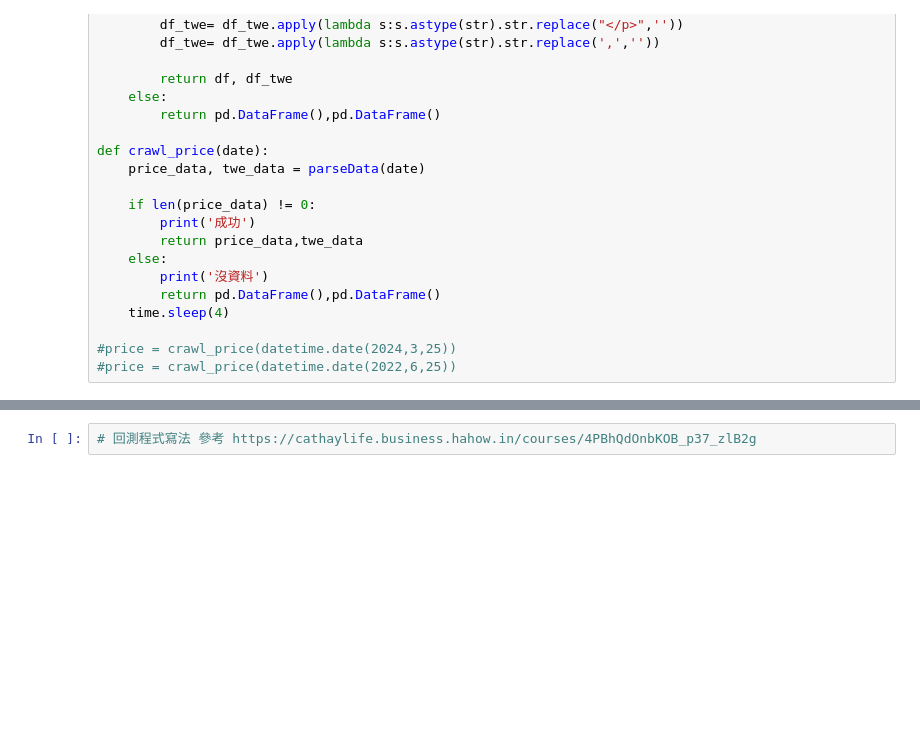
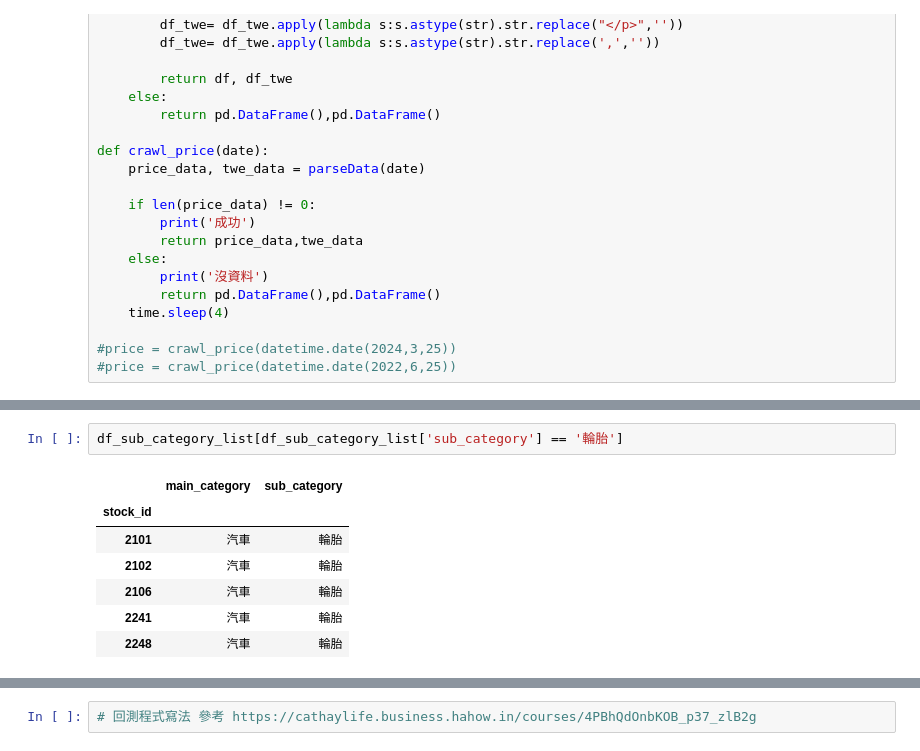
Before and after one commit to mulderfang/stock, a Jupyter notebook: RS與回測量化分析.ipynb, the cells around one changed output, grey strips where cells are left out. Cells and saved outputs as stored; diff of their text form; blank space fills up the shorter version.

```diff
--- a/RS與回測量化分析.ipynb
+++ b/RS與回測量化分析.ipynb
@@ -357,3 +456,13 @@ for j in range(len(temp)):
+# %%
+df_sub_category_list[df_sub_category_list['sub_category'] == '輪胎']
+# %% [output]
+|  | main_category | sub_category |
+| stock_id |  |  |
+| 2101 | 汽車 | 輪胎 |
+| 2102 | 汽車 | 輪胎 |
+| 2106 | 汽車 | 輪胎 |
+| 2241 | 汽車 | 輪胎 |
+| 2248 | 汽車 | 輪胎 |
 # %%
 
 import requests
```
Also changed, not shown: parts of 13 cells of this notebook.
